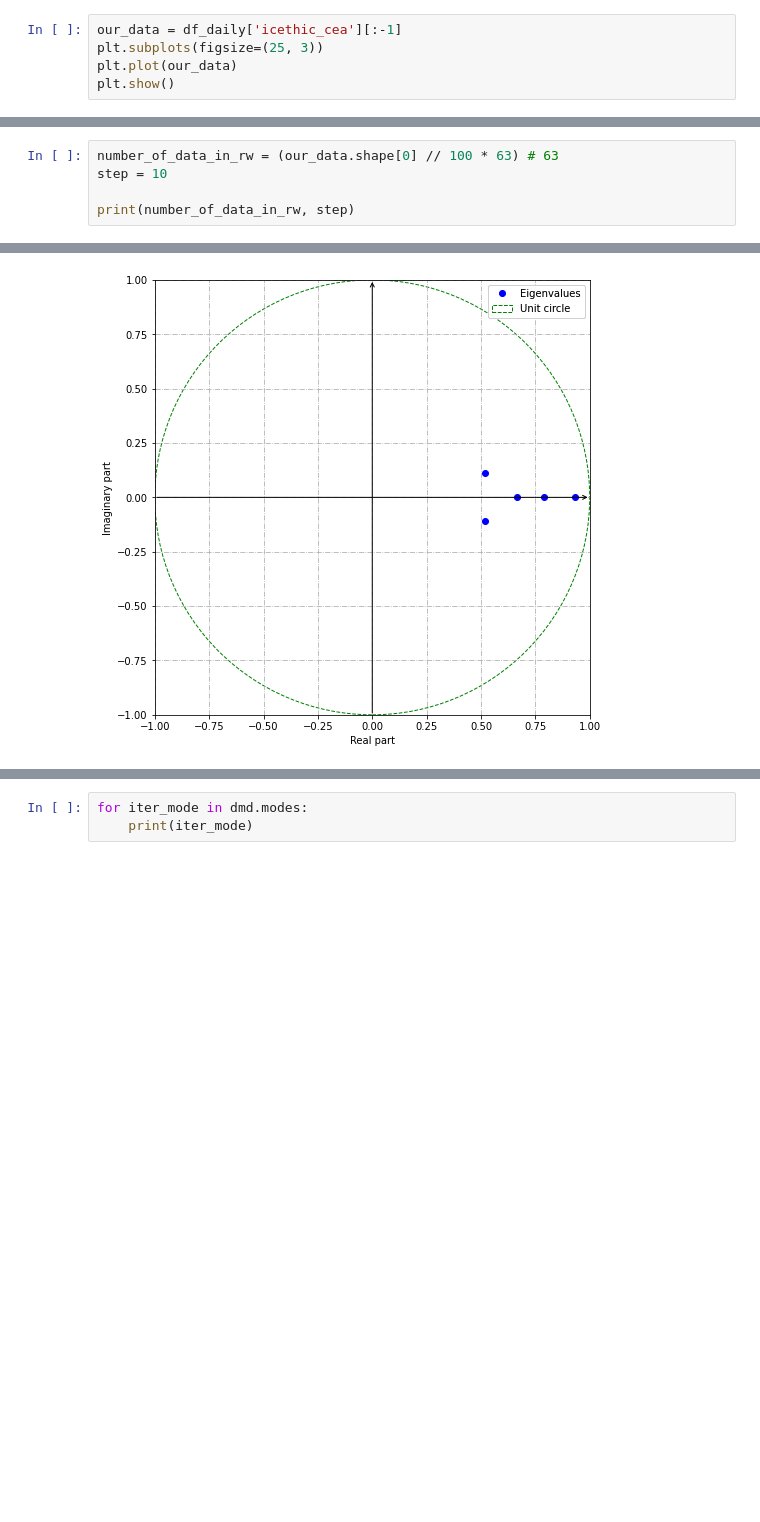
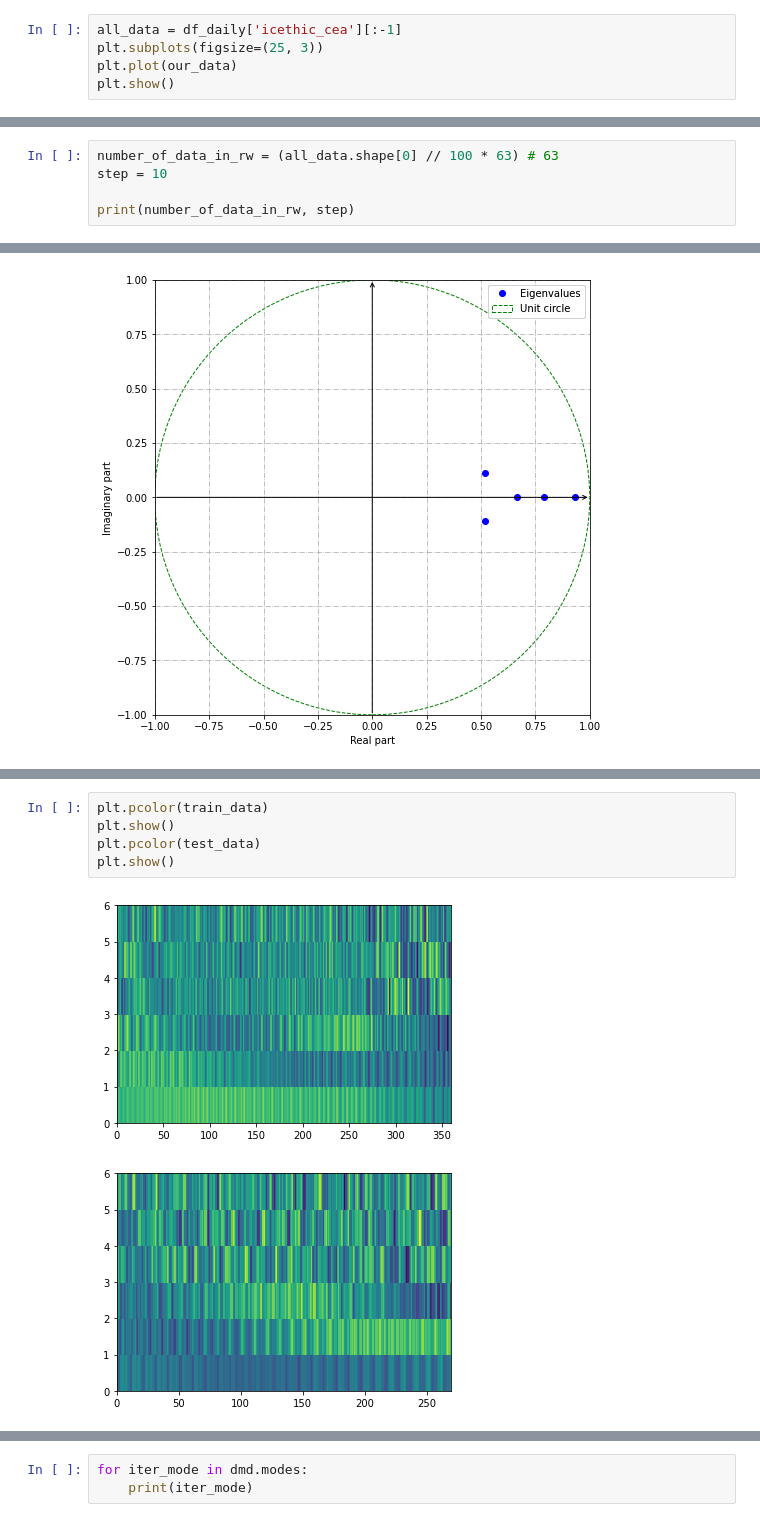
Before and after one commit to DenisSidoren/arctic_TimeSeries_analysis, a Jupyter notebook: dmd.ipynb, the cells around one changed output, grey strips where cells are left out. Saved outputs shown, nothing was run; the diff lists cells and outputs as text; blank space fills up the shorter version.

```diff
--- a/dmd.ipynb
+++ b/dmd.ipynb
@@ -34,7 +34,7 @@ df['dt']=df['dt'].dt.round('1d')
 dc = {column: 'mean' for column in our_columns}
 df_daily = df.groupby('dt').agg(dc)
 # %%
-our_data = df_daily['icethic_cea'][:-1]
+all_data = df_daily['icethic_cea'][:-1]
 plt.subplots(figsize=(25, 3))
 plt.plot(our_data)
 plt.show()
@@ -47,5 +58,5 @@ our_data.shape
 # %%
-number_of_data_in_rw = (our_data.shape[0] // 100 * 63) # 63
+number_of_data_in_rw = (all_data.shape[0] // 100 * 63) # 63
 step = 10
 
 print(number_of_data_in_rw, step)
@@ -146,0 +169,8 @@ dmd.plot_eigs(show_axes=True, show_unit_circle=True)
+# %%
+plt.pcolor(train_data)
+plt.show()
+plt.pcolor(test_data)
+plt.show()
+# %% [output]
+[figure, added]
+[figure, added]
```
Also changed, not shown: parts of 16 cells of this notebook.
